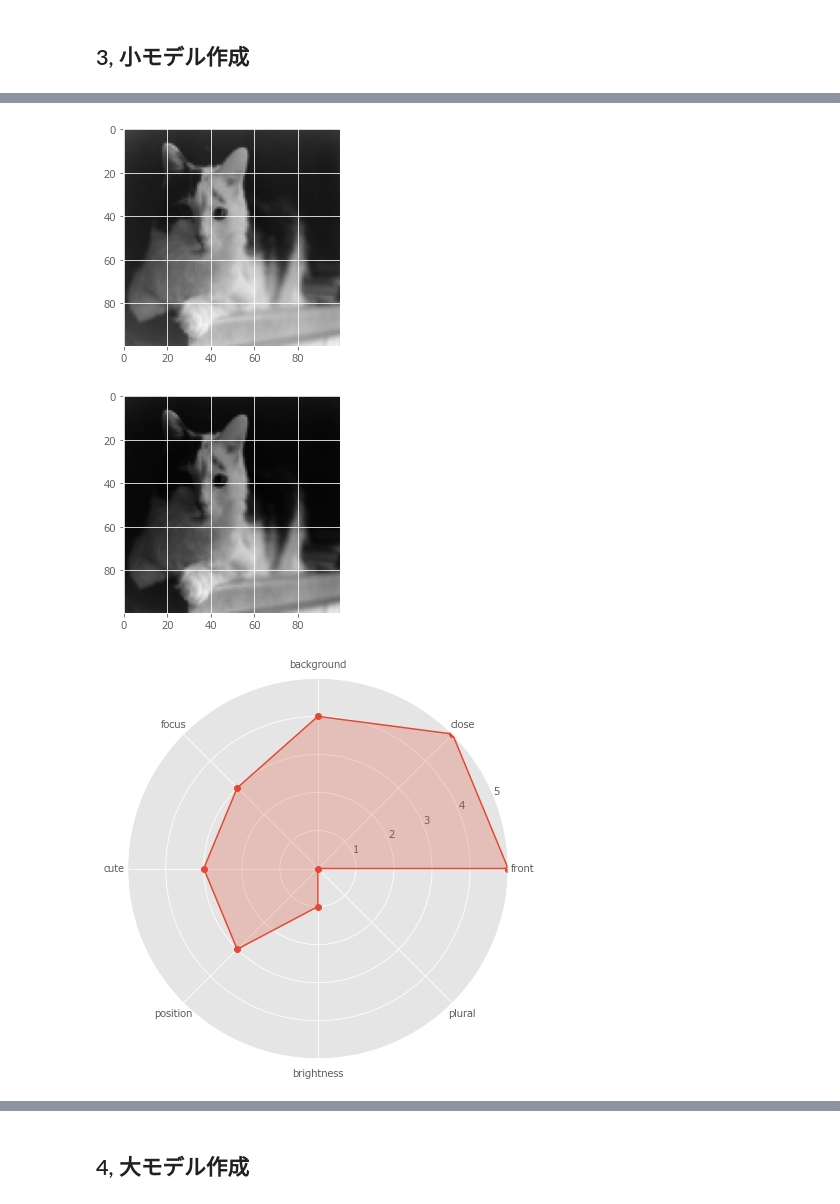
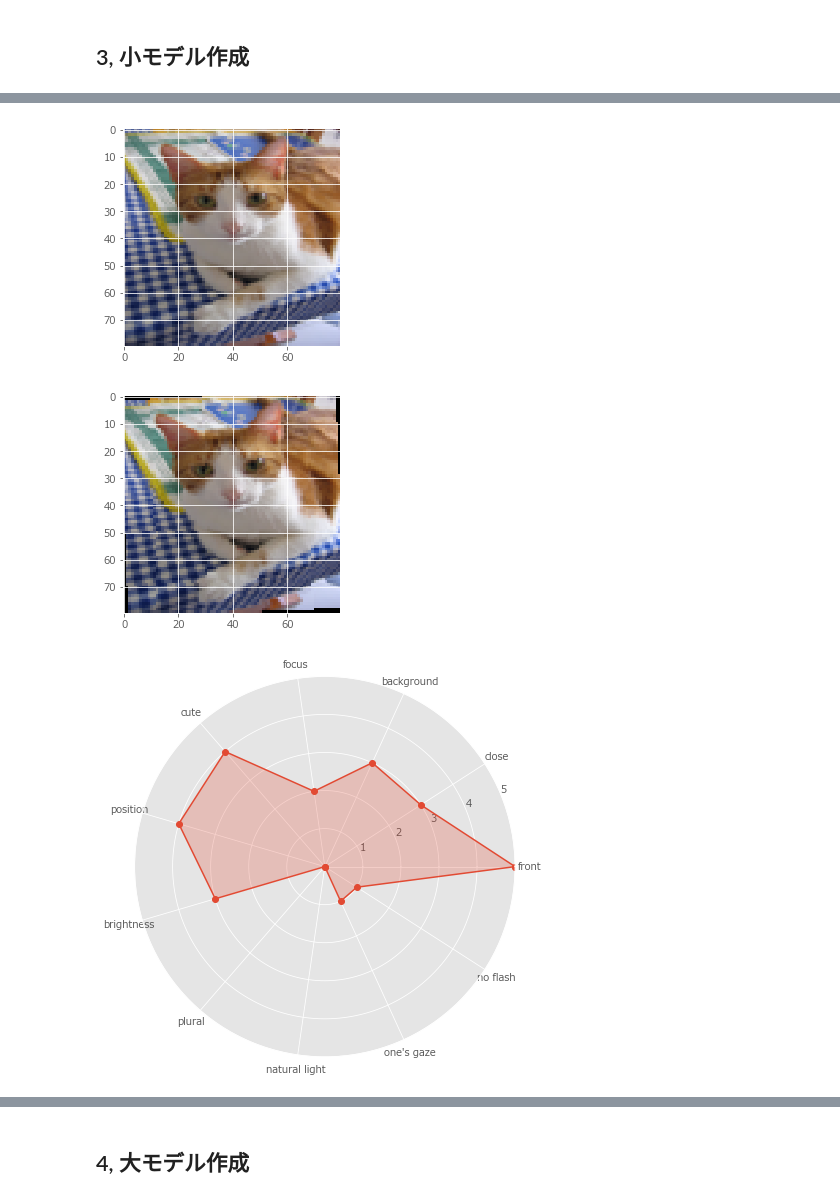
Before and after one commit to ShunsukeTamura06/PetPhotoProject, a Jupyter notebook: PPP/VGG.ipynb, the cells around one changed output, grey strips where cells are left out. Drawn from its saved outputs; the diff is of its cells as text; code cells hidden in the pictures.

Commit message:
add columns(natural light,	one's gaze,	no flash) Signed-off-by: JGS2020 <shunsuke.tamura06@gmail.com>

```diff
--- a/PPP/VGG.ipynb
+++ b/PPP/VGG.ipynb
@@ -70,13 +73,15 @@ device_lib.list_local_devices()
 # %% [markdown]
 ## 2, 学習データを前処理
 # %%
-for i,file in enumerate(os.listdir("./csv/")):
+for i,file in enumerate(os.listdir("./csv2/")):
     if i == 0:
-        df = pd.read_csv("./csv/" + file, encoding="SJIS")
+        df = pd.read_csv("./csv2/" + file, encoding="SJIS")
     else:
-        df = pd.concat([df,pd.read_csv("./csv/" +file, encoding="SJIS")])
+        df = pd.concat([df,pd.read_csv("./csv2/" +file, encoding="SJIS")])
 
-df.columns = ["image","front","close","background","focus","cute","position","brightness","plural","care"]
+df.columns = ["image","front","close","background",
+              "focus","cute","position","brightness",
+              "plural","care","natural light","one's gaze","no flash"]
 df = df.reset_index(drop=True)
 df["image"] = [("00000" + i) for i in df["image"]]
 df
@@ -106,7 +116,7 @@ Data must have variance to compute a kernel density estimate.
 #水増しフラグ
 padding_flag = True
 # %%
-image_size=100
+image_size=80
 X=[]
 
 for image_path in df["image"]:
@@ -242,6 +309,6 @@ with tf.Session() as sess:
 # %%
 X = np.array(X)
-Y = np.array(df[["front","close","background","focus","cute","position","brightness","plural","care"]])
+Y = np.array(df[["front","close","background","focus","cute","position","brightness","plural","care","natural light","one's gaze","no flash"]])
 
 X_train, X_valid, y_train, y_valid = train_test_split(X,Y,random_state = 0,test_size = 0.2)
 
@@ -270,11 +337,11 @@ if padding_flag:
     #水増し(ガンマ変換)
     X_train = list(X_train)
 
-    gamma = 0.65
-    look_up_table = np.ones((256, 1), dtype = 'uint8' ) * 0
-    for i in range(256):
-        look_up_table[i][0] = 255 * pow(float(i) / 255, 1.0 / gamma)
-    X_train_gamma = []
+    #gamma = 0.65
+    #look_up_table = np.ones((256, 1), dtype = 'uint8' ) * 0
+    #for i in range(256):
+    #    look_up_table[i][0] = 255 * pow(float(i) / 255, 1.0 / gamma)
+    #X_train_gamma = []
     X_train_rotate_r = []
     X_train_rotate_l = []
     X_train_rotate_r2 = []
@@ -282,9 +349,9 @@ if padding_flag:
 
 
     for i in range(len(X_train)):
-        img = np.array(X_train[i]).transpose(1, 2, 0)
-        img_gamma = cv2.LUT(img, look_up_table)
-        X_train_gamma.append(list(img_gamma.transpose(2,0,1)))
+        #img = np.array(X_train[i]).transpose(1, 2, 0)
+        #img_gamma = cv2.LUT(img, look_up_table)
+        #X_train_gamma.append(list(img_gamma.transpose(2,0,1)))
 
         rotate_r = copy.deepcopy(X_train[i])
         rotate_l = copy.deepcopy(X_train[i])
@@ -297,31 +364,31 @@ if padding_flag:
         X_train_rotate_l2.append(img_to_array(array_to_img(rotate_l2).rotate(360 - 5)).astype('int32'))
 
 
-    X_train_gamma = np.array(X_train_gamma)
+    #X_train_gamma = np.array(X_train_gamma)
     X_train_rotate_r = np.array(X_train_rotate_r)
     X_train_rotate_l = np.array(X_train_rotate_l)
     X_train_rotate_r2 = np.array(X_train_rotate_r2)
     X_train_rotate_l2 = np.array(X_train_rotate_l2)
 
-    X_train = np.vstack((X_train,X_train_gamma))
+    #X_train = np.vstack((X_train,X_train_gamma))
     X_train = np.vstack((X_train,X_train_rotate_r))
     X_train = np.vstack((X_train,X_train_rotate_l))
     X_train = np.vstack((X_train,X_train_rotate_r2))
     X_train = np.vstack((X_train,X_train_rotate_l2))
 
     #ガンマ変換によるラベル修正(明暗値を1下げる)
-    y_train_gamma = copy.deepcopy(y_train)
+    #y_train_gamma = copy.deepcopy(y_train)
     y_train_rotate_r = copy.deepcopy(y_train)
     y_train_rotate_l = copy.deepcopy(y_train)
     y_train_rotate_r2 = copy.deepcopy(y_train)
     y_train_rotate_l2 = copy.deepcopy(y_train)
 
-    for i in range(len(y_train_gamma)):
-        brightness = y_train_gamma[i][6]
-        if brightness != 1:
-            brightness -= 1
-        y_train_gamma[i][6] = brightness
-    y_train = np.append(y_train,y_train_gamma,axis=0)
+    #for i in range(len(y_train_gamma)):
+    #    brightness = y_train_gamma[i][6]
+    #    if brightness != 1:
+    #        brightness -= 1
+    #    y_train_gamma[i][6] = brightness
+    #y_train = np.append(y_train,y_train_gamma,axis=0)
     y_train = np.append(y_train,y_train_rotate_r,axis=0)
     y_train = np.append(y_train,y_train_rotate_l,axis=0)
     y_train = np.append(y_train,y_train_rotate_r2,axis=0)
@@ -332,10 +399,10 @@ if padding_flag:
         plt.imshow(X_train[i])
         plt.show()
 
-        plt.imshow(X_train[i + int(len(X_train)/6)])
+        plt.imshow(X_train[i + int(len(X_train)/5)])
         plt.show()
 
-        plot_polar(["front","close","background","focus","cute","position","brightness","plural"], y_train[i])
+        plot_polar(["front","close","background","focus","cute","position","brightness","plural","natural light","one's gaze","no flash"], y_train[i])
 
 X_train = X_train.astype("float32") / 255
 X_valid = X_valid.astype("float32") / 255
@@ -349,3 +416,3 @@ X_valid = X_valid.astype("float32") / 255
-[figure, old version]
+[figure, new version]
-[figure, old version]
+[figure, new version]
-[figure, old version]
+[figure, new version]
```
Also changed, not shown: parts of 19 cells of this notebook.
